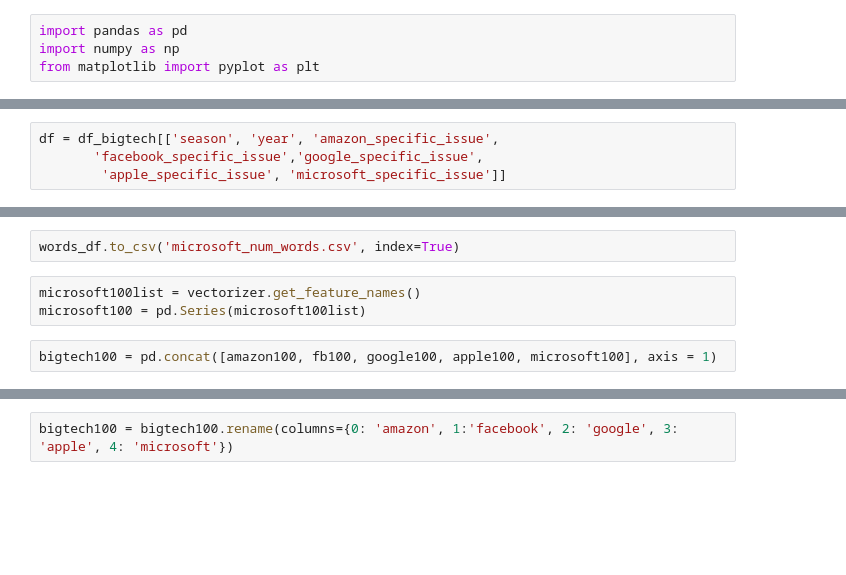
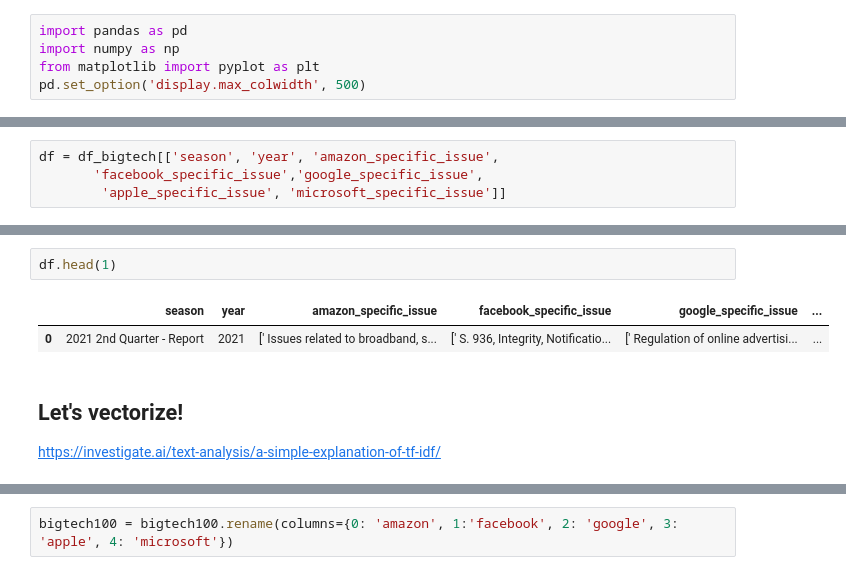
Before and after one commit to Hiromisa/project_bigtech_lobby, a Jupyter notebook: BigTech_lobbying_4_analysis2.ipynb, the cells around one changed output, grey strips where cells are left out. Drawn from its saved outputs; the diff is of its cells as text; blank space fills up the shorter version.

```diff
--- a/BigTech_lobbying_4_analysis2.ipynb
+++ b/BigTech_lobbying_4_analysis2.ipynb
@@ -2,5 +2,6 @@
 import pandas as pd
 import numpy as np
 from matplotlib import pyplot as plt
+pd.set_option('display.max_colwidth', 500)
 # %%
 df_bigtech = pd.read_csv('bigtech_lobby_issue_2011-2021.csv')
@@ -261,7 +12,8 @@ words_df.plot()
-# %%
-words_df.to_csv('microsoft_num_words.csv', index=True)
-# %%
-microsoft100list = vectorizer.get_feature_names()
-microsoft100 = pd.Series(microsoft100list)
-# %%
-bigtech100 = pd.concat([amazon100, fb100, google100, apple100, microsoft100], axis = 1)
+# %%
+df.head(1)
+# %% [output]
+|  | season | year | amazon_specific_issue | facebook_specific_issue | google_specific_issue | ... |
+| 0 | 2021 2nd Quarter - Report | 2021 | [' Issues related to broadband, s... | [' S. 936, Integrity, Notificatio... | [' Regulation of online advertisi... | ... |
+# %% [markdown]
+## Let's vectorize!
+https://investigate.ai/text-analysis/a-simple-explanation-of-tf-idf/
```
Also changed, not shown: parts of 66 cells of this notebook.
